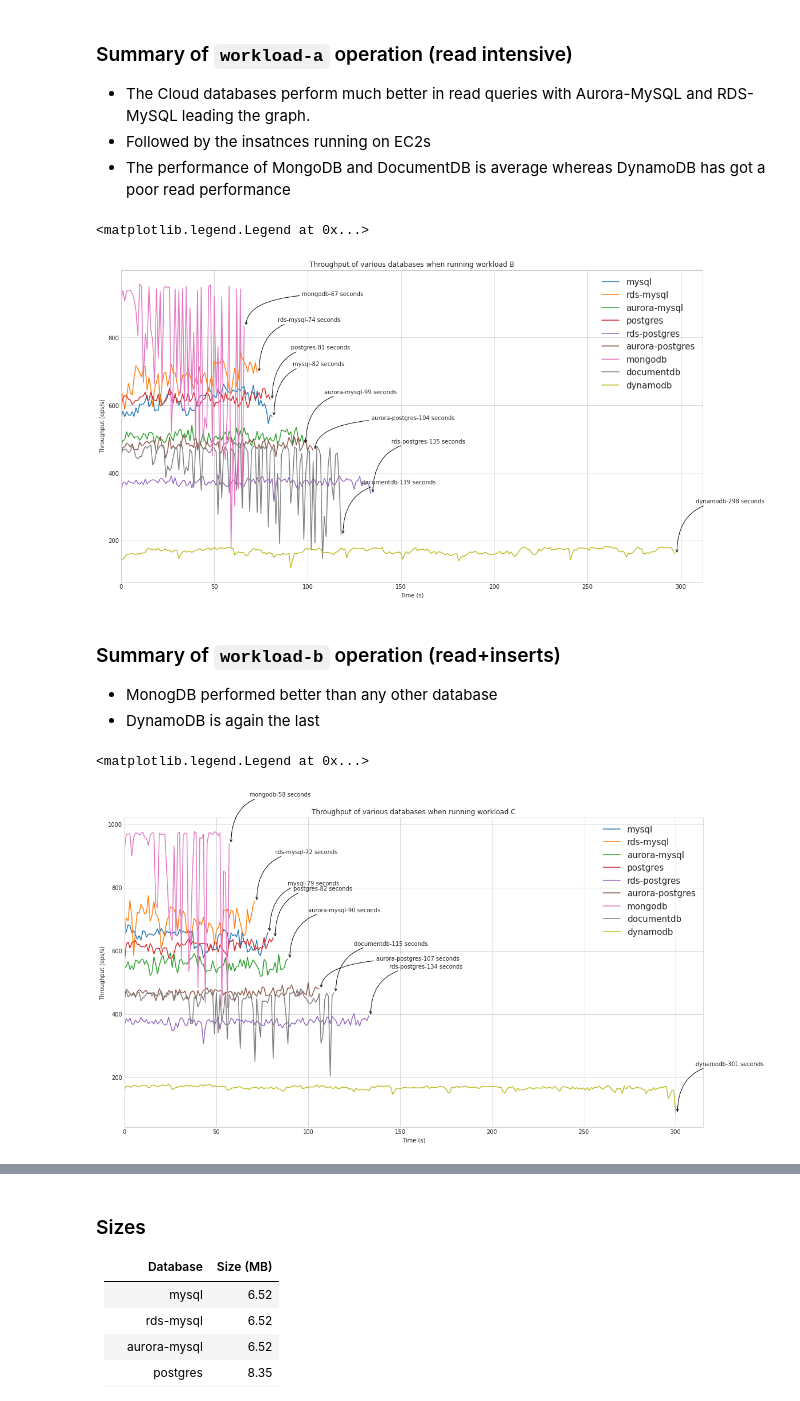
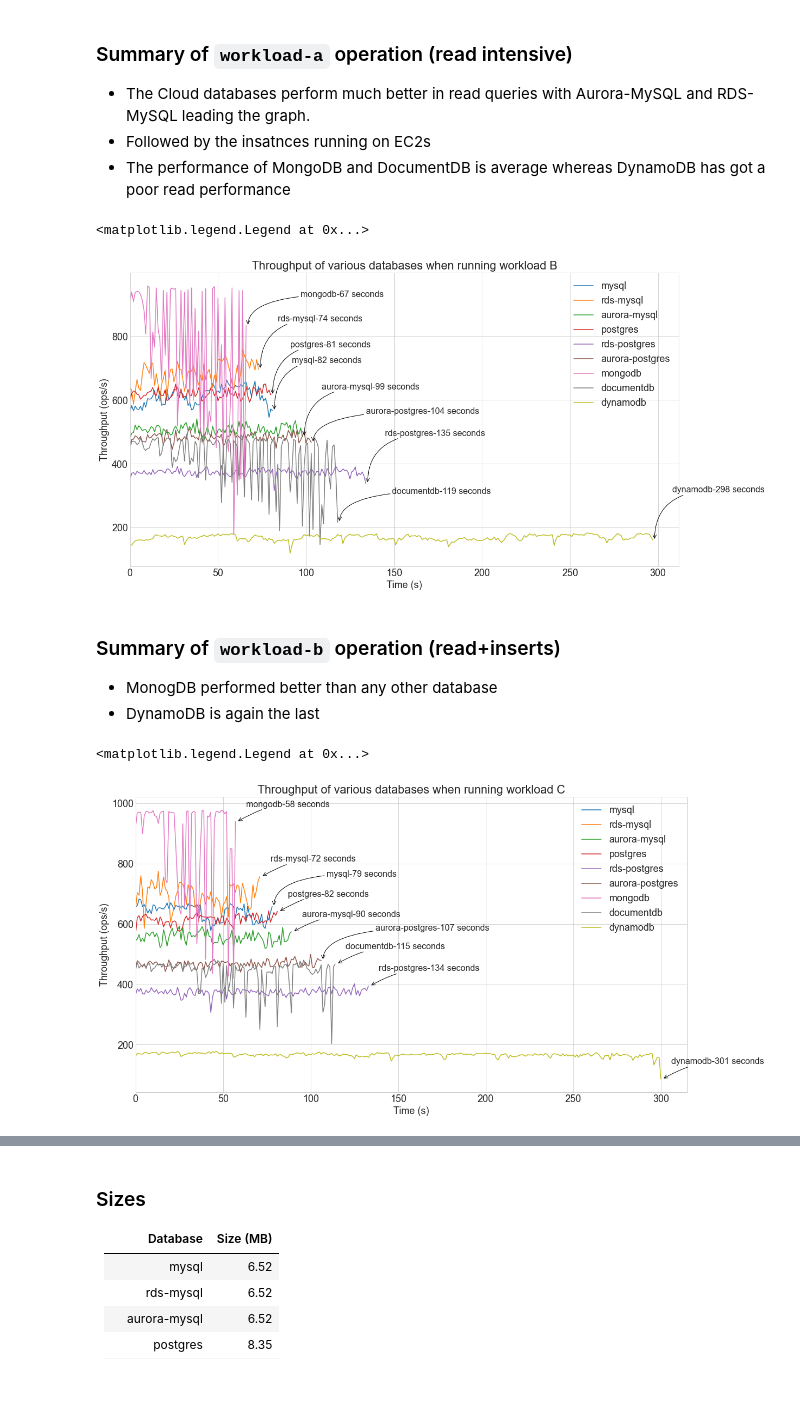
Before and after one commit to handabaldeep/cloud-based-evaluation-of-databases, a Jupyter notebook: plot_results.ipynb, the cells around one changed output, grey strips where cells are left out. Cells and saved outputs as stored; diff of their text form; code cells hidden in the pictures.

Commit message:
Updating font size

```diff
--- a/plot_results.ipynb
+++ b/plot_results.ipynb
@@ -154,7 +167,8 @@ for db in databases:
             xy=(db_run_a_dfs[db]["Throughput"].size, db_run_a_dfs[db]["Throughput"].iloc[-1]),
             xytext=(db_run_a_dfs[db]["Throughput"].size+10, db_run_a_dfs[db]["Throughput"].iloc[-1]+150),
             arrowprops=dict(arrowstyle="->",
-                                connectionstyle="angle3,angleA=0,angleB=-90")
+                                connectionstyle="angle3,angleA=0,angleB=-90"),
+            fontsize=font_size
         )
     else:
         ax.annotate(
@@ -162,13 +176,14 @@ for db in databases:
             xy=(db_run_a_dfs[db]["Throughput"].size, db_run_a_dfs[db]["Throughput"].iloc[-1]),
             xytext=(db_run_a_dfs[db]["Throughput"].size+30, db_run_a_dfs[db]["Throughput"].iloc[-1]+90),
             arrowprops=dict(arrowstyle="->",
-                                connectionstyle="angle3,angleA=0,angleB=-90")
+                                connectionstyle="angle3,angleA=0,angleB=-90"),
+            fontsize=font_size
         )
 
-ax.set(title='Throughput of various databases when running read intensive workload (workload-a)')
+ax.set(title='Throughput of various databases when running workload-a')
 ax.set_xlim(xmin=0)
 plt.xlabel("Time (s)")
 plt.ylabel("Throughput (ops/s)")
-plt.legend(prop={"size": 15})
+plt.legend(prop={"size": 18})
 # %% [output]
 <matplotlib.legend.Legend at 0x...>
@@ -198,13 +213,14 @@ for db in databases:
         db_run_b_dfs[db]["AvgLatency"].mean()
     )
     ax.plot(db_run_b_dfs[db]["Throughput"], label = db)
-    if db not in ["mongodb", "aurora-postgres"]:
+    if db not in ["mongodb", "aurora-postgres", "documentdb"]:
         ax.annotate(
             f"{db}-{db_run_b_dfs[db]['Throughput'].size} seconds",
             xy=(db_run_b_dfs[db]["Throughput"].size, db_run_b_dfs[db]["Throughput"].iloc[-1]),
             xytext=(db_run_b_dfs[db]["Throughput"].size+10, db_run_b_dfs[db]["Throughput"].iloc[-1]+150),
             arrowprops=dict(arrowstyle="->",
-                                connectionstyle="angle3,angleA=0,angleB=-90")
+                                connectionstyle="angle3,angleA=0,angleB=-90"),
+            fontsize=font_size
         )
     else:
         ax.annotate(
@@ -212,17 +228,18 @@ for db in databases:
             xy=(db_run_b_dfs[db]["Throughput"].size, db_run_b_dfs[db]["Throughput"].iloc[-1]),
             xytext=(db_run_b_dfs[db]["Throughput"].size+30, db_run_b_dfs[db]["Throughput"].iloc[-1]+90),
             arrowprops=dict(arrowstyle="->",
-                                connectionstyle="angle3,angleA=0,angleB=-90")
+                                connectionstyle="angle3,angleA=0,angleB=-90"),
+            fontsize=font_size
         )
 
 ax.set(title='Throughput of various databases when running workload B')
 ax.set_xlim(xmin=0)
 plt.xlabel("Time (s)")
 plt.ylabel("Throughput (ops/s)")
-plt.legend(prop={"size": 15})
+plt.legend(prop={"size": 18})
 # %% [output]
 <matplotlib.legend.Legend at 0x...>
-[figure, old version]
+[figure, new version]
 # %% [markdown]
 ### Summary of `workload-b` operation (read+inserts)
 
@@ -238,40 +255,42 @@ fig.set_figwidth(40)
 ax = fig.add_subplot(121)
 
 stats_run_c_values = {}
 
 # Graphs for "load" operation
 for db in databases:
     stats_run_c_values[db] = (
         db_run_c_dfs[db]["MaxLatency"].max(),
         db_run_c_dfs[db]["MinLatency"].min(),
         db_run_c_dfs[db]["AvgLatency"].mean()
     )
     ax.plot(db_run_c_dfs[db]["Throughput"], label = db)
-    if db not in ["aurora-postgres"]:
+    if db not in ["mysql", "aurora-postgres"]:
         ax.annotate(
             f"{db}-{db_run_c_dfs[db]['Throughput'].size} seconds",
             xy=(db_run_c_dfs[db]["Throughput"].size, db_run_c_dfs[db]["Throughput"].iloc[-1]),
-            xytext=(db_run_c_dfs[db]["Throughput"].size+10, db_run_c_dfs[db]["Throughput"].iloc[-1]+150),
+            xytext=(db_run_c_dfs[db]["Throughput"].size+5, db_run_c_dfs[db]["Throughput"].iloc[-1]+50),
             arrowprops=dict(arrowstyle="->",
-                                connectionstyle="angle3,angleA=0,angleB=-90")
+                                connectionstyle="angle3,angleA=0,angleB=30"),
+            fontsize=font_size
         )
     else:
         ax.annotate(
             f"{db}-{db_run_c_dfs[db]['Throughput'].size} seconds",
             xy=(db_run_c_dfs[db]["Throughput"].size, db_run_c_dfs[db]["Throughput"].iloc[-1]),
-            xytext=(db_run_c_dfs[db]["Throughput"].size+30, db_run_c_dfs[db]["Throughput"].iloc[-1]+90),
+            xytext=(db_run_c_dfs[db]["Throughput"].size+30, db_run_c_dfs[db]["Throughput"].iloc[-1]+100),
             arrowprops=dict(arrowstyle="->",
-                                connectionstyle="angle3,angleA=0,angleB=-90")
+                                connectionstyle="angle3,angleA=0,angleB=-90"),
+            fontsize=font_size
         )
 
 ax.set(title='Throughput of various databases when running workload C')
 ax.set_xlim(xmin=0)
 plt.xlabel("Time (s)")
 plt.ylabel("Throughput (ops/s)")
-plt.legend(prop={"size": 15})
+plt.legend(prop={"size": 18})
 # %% [output]
 <matplotlib.legend.Legend at 0x...>
-[figure, old version]
+[figure, new version]
 # %%
 plt.style.use('seaborn-whitegrid')
 fig = plt.figure()
```
Also changed, not shown: parts of 6 cells of this notebook.
